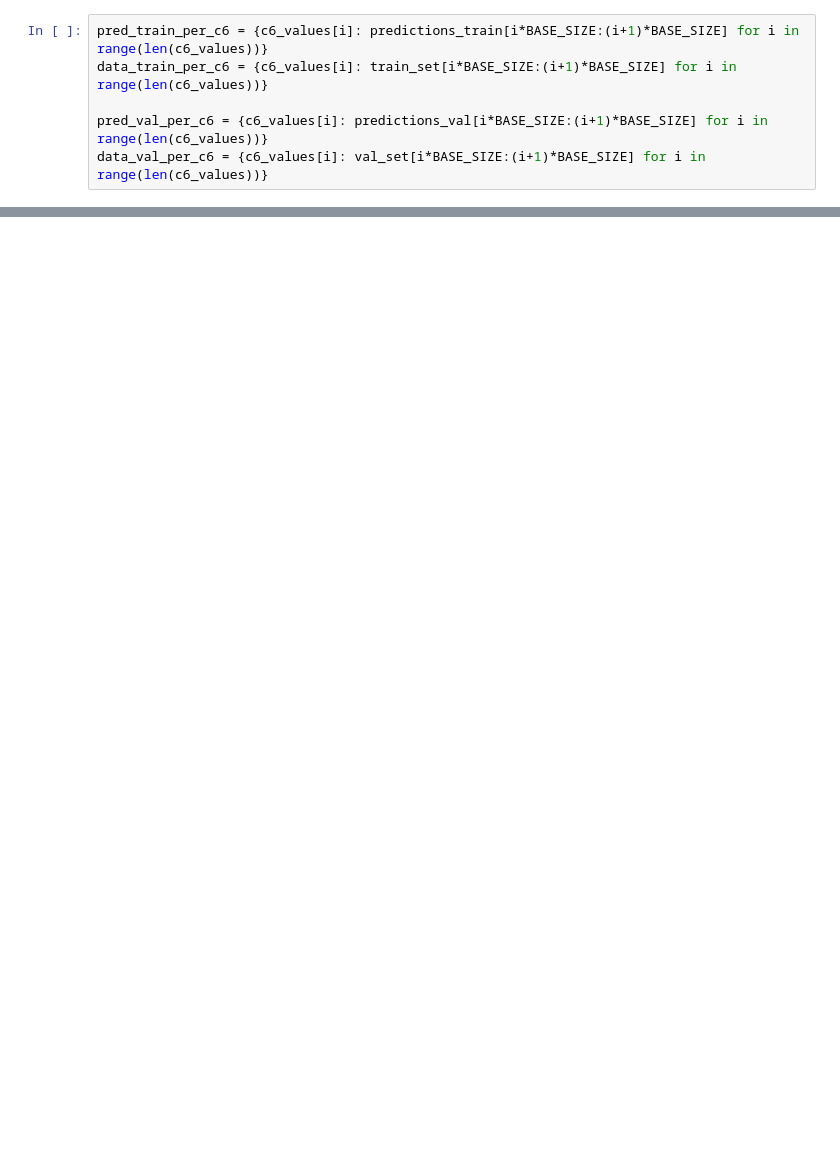
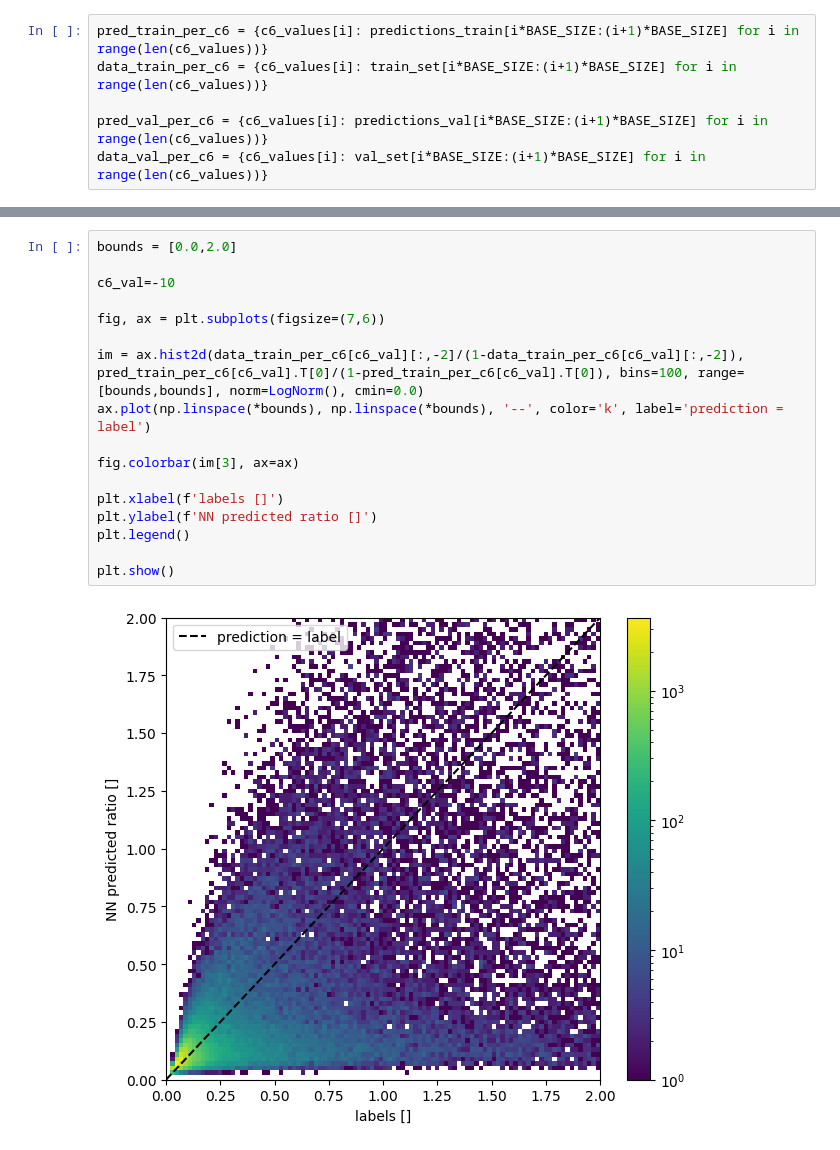
Before and after one commit to hep-cce/nsbi4hep, a Jupyter notebook: plot-alice-outputs.ipynb, the cells around one changed output, grey strips where cells are left out. Cells and saved outputs as stored; diff of their text form; blank space fills up the shorter version.

```diff
--- a/plot-alice-outputs.ipynb
+++ b/plot-alice-outputs.ipynb
@@ -143,3 +154,22 @@ plot_histograms(c6_vals, histograms, colors, xlim=(0,1.0))
+# %%
+bounds = [0.0,2.0]
+
+c6_val=-10
+
+fig, ax = plt.subplots(figsize=(7,6))
+
+im = ax.hist2d(data_train_per_c6[c6_val][:,-2]/(1-data_train_per_c6[c6_val][:,-2]), pred_train_per_c6[c6_val].T[0]/(1-pred_train_per_c6[c6_val].T[0]), bins=100, range=[bounds,bounds], norm=LogNorm(), cmin=0.0)
+ax.plot(np.linspace(*bounds), np.linspace(*bounds), '--', color='k', label='prediction = label')
+
+fig.colorbar(im[3], ax=ax)
+
+plt.xlabel(f'labels []')
+plt.ylabel(f'NN predicted ratio []')
+plt.legend()
+
+plt.show()
+# %% [output]
+[figure, added]
 # %%
 hist_prm = ''
 
```
Also changed, not shown: parts of 11 cells of this notebook.
